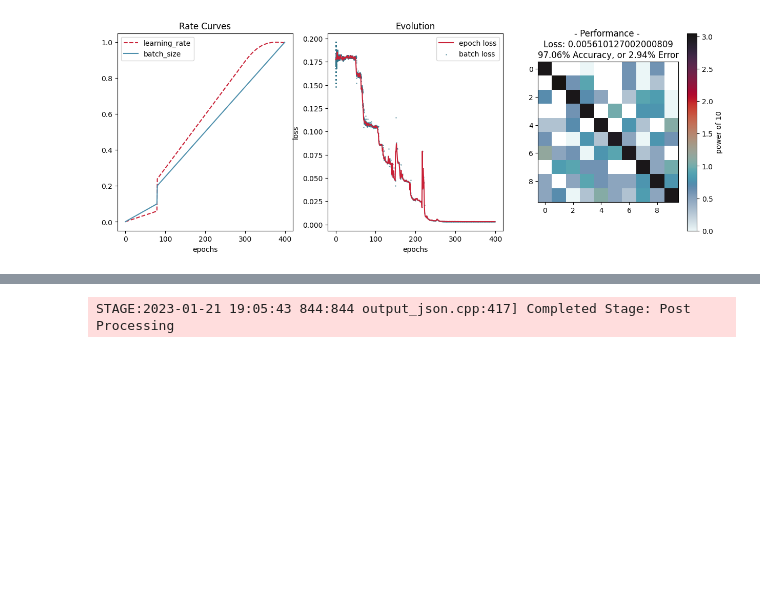
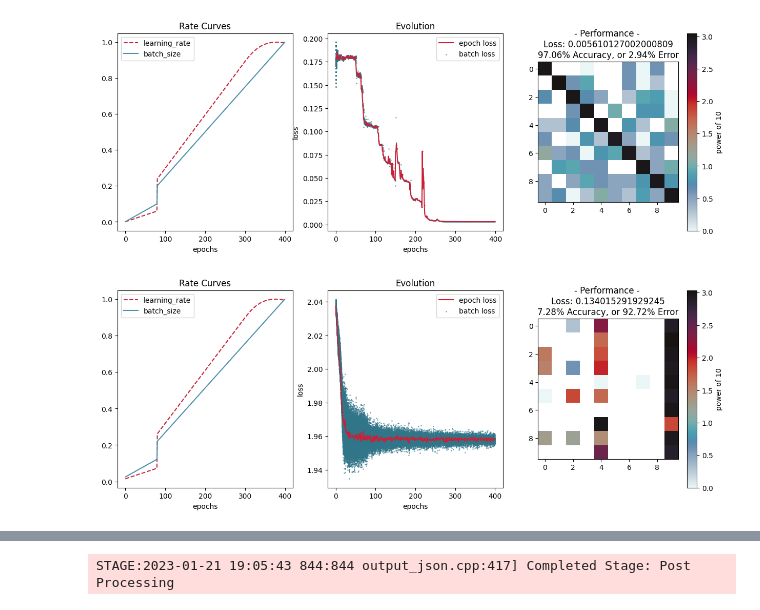
Before and after one commit to akhilsadam/pho-ices-ml, a Jupyter notebook: FFA.ipynb, the cells around one changed output, grey strips where cells are left out. Cells and saved outputs as stored; diff of their text form; code cells hidden in the pictures; blank space fills up the shorter version.

```diff
--- a/FFA.ipynb
+++ b/FFA.ipynb
@@ -229,14 +284,16 @@ ecran(net, test_X, test_y, torch.nn.MSELoss(), report)
 from torch.profiler import profile, record_function, ProfilerActivity
 # %%
 epochs = 400
-max_batch_size=400
-base_lr = 0.01
+max_batch_size=1600
+base_lr = 0.0001
 
 net = FFA(device) # expect 1.6% error rate
 # with profile(activities=[ProfilerActivity.CPU], record_shapes=True) as prof:
 #     with record_function("model_inference"):
-report = train(net, epochs, max_batch_size, base_lr, train_X, train_y,start_batch_size=10)
+report = train(net, epochs, max_batch_size, base_lr, train_X, train_y,start_batch_size=40)
 ecran(net, test_X, test_y, torch.nn.MSELoss(), report)
+# %% [output]
+[figure, added]
 # %%
 torch.cuda.memory_allocated()
 # %% [output]
```
Also changed, not shown: parts of 5 cells of this notebook, 1 other file.
